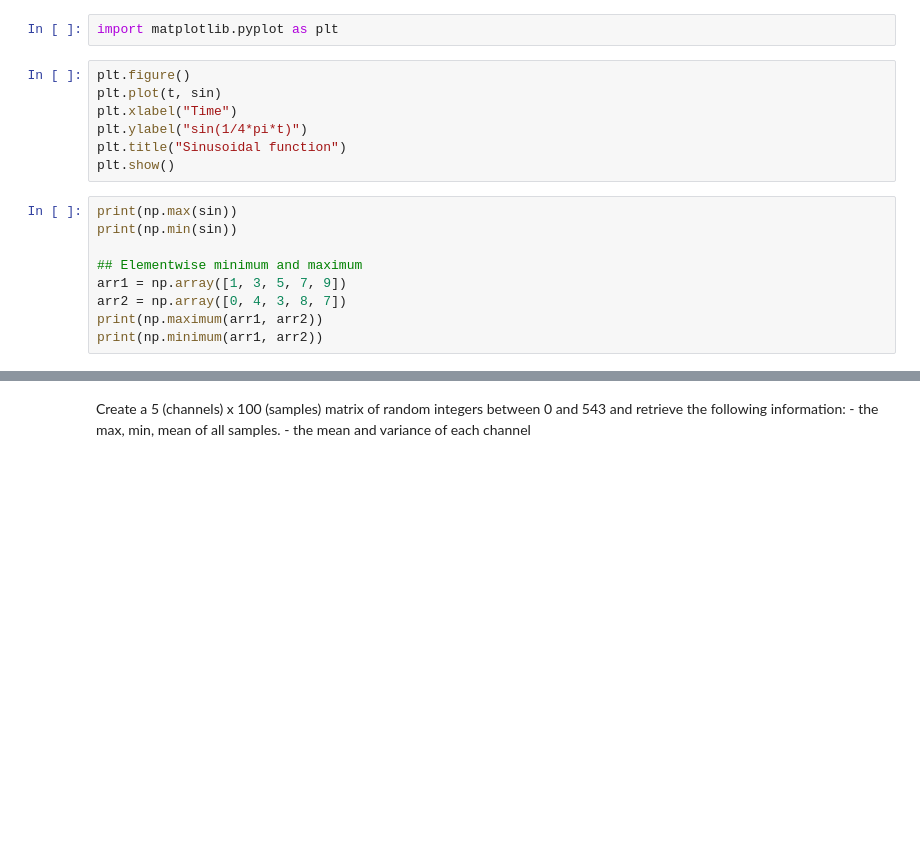
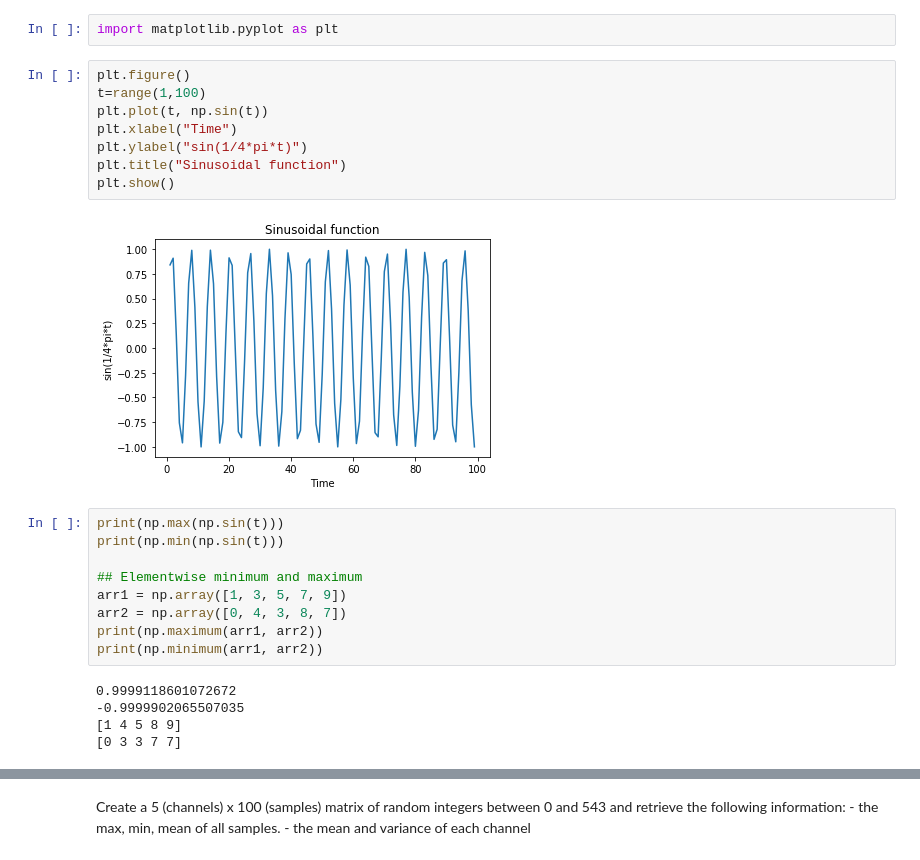
Before and after one commit to tomokoji/ce888labs, a Jupyter notebook: labs/lab1/lab1.ipynb, the cells around one changed output, grey strips where cells are left out. Saved outputs shown, nothing was run; the diff lists cells and outputs as text; blank space fills up the shorter version.

```diff
--- a/labs/lab1/lab1.ipynb
+++ b/labs/lab1/lab1.ipynb
@@ -363,20 +591,28 @@ This can be done on numpy using: np.matmul(a, b)
 import matplotlib.pyplot as plt
 # %%
 plt.figure()
-plt.plot(t, sin)
+t=range(1,100)
+plt.plot(t, np.sin(t))
 plt.xlabel("Time")
 plt.ylabel("sin(1/4*pi*t)")
 plt.title("Sinusoidal function")
 plt.show()
+# %% [output]
+[figure, added]
 # %%
-print(np.max(sin))
-print(np.min(sin))
+print(np.max(np.sin(t)))
+print(np.min(np.sin(t)))
 
 ## Elementwise minimum and maximum
 arr1 = np.array([1, 3, 5, 7, 9])
 arr2 = np.array([0, 4, 3, 8, 7])
 print(np.maximum(arr1, arr2))
 print(np.minimum(arr1, arr2))
+# %% [output]
+0.9999118601072672
+-0.9999902065507035
+[1 4 5 8 9]
+[0 3 3 7 7]
 # %%
 # Statistical summaries
 
```
Also changed, not shown: parts of 30 cells of this notebook.
